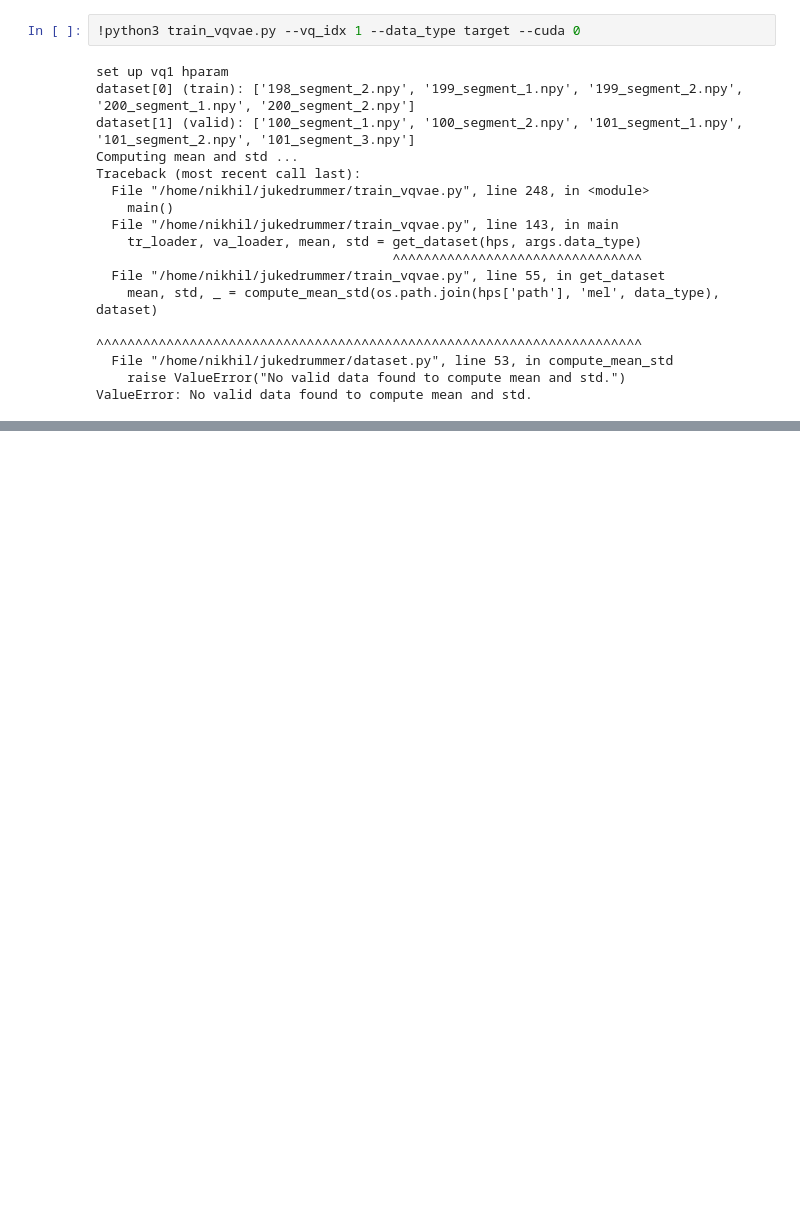
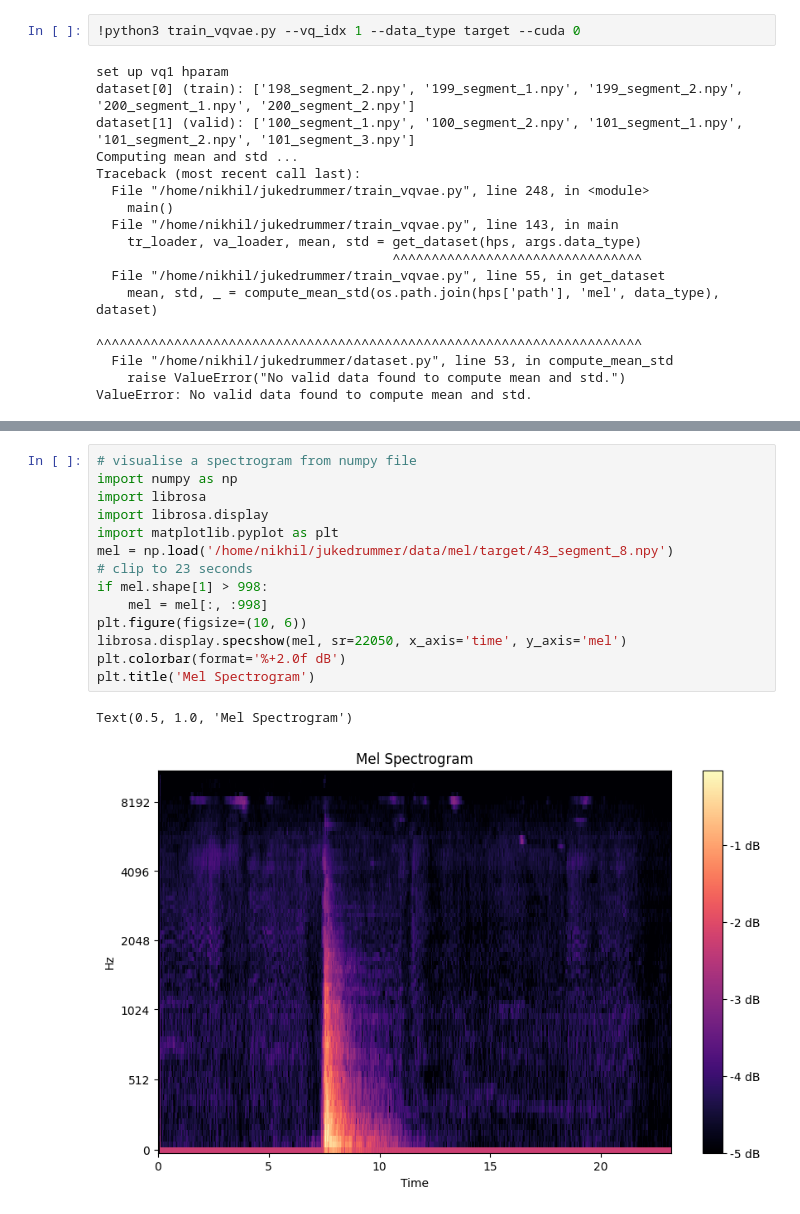
Before and after one commit to nikhilsos/jukedrummer, a Jupyter notebook: workflow.ipynb, the cells around one changed output, grey strips where cells are left out. Cells and saved outputs as stored; diff of their text form; blank space fills up the shorter version.

```diff
--- a/workflow.ipynb
+++ b/workflow.ipynb
@@ -216,0 +378,17 @@ ValueError: No valid data found to compute mean and std.
+# %%
+# visualise a spectrogram from numpy file
+import numpy as np
+import librosa
+import librosa.display
+import matplotlib.pyplot as plt
+mel = np.load('/home/nikhil/jukedrummer/data/mel/target/43_segment_8.npy')
+# clip to 23 seconds
+if mel.shape[1] > 998:
+    mel = mel[:, :998]
+plt.figure(figsize=(10, 6))
+librosa.display.specshow(mel, sr=22050, x_axis='time', y_axis='mel')
+plt.colorbar(format='%+2.0f dB')
+plt.title('Mel Spectrogram')
+# %% [output]
+Text(0.5, 1.0, 'Mel Spectrogram')
+[figure, added]
```
Also changed, not shown: parts of 8 cells of this notebook, 27 other files.
